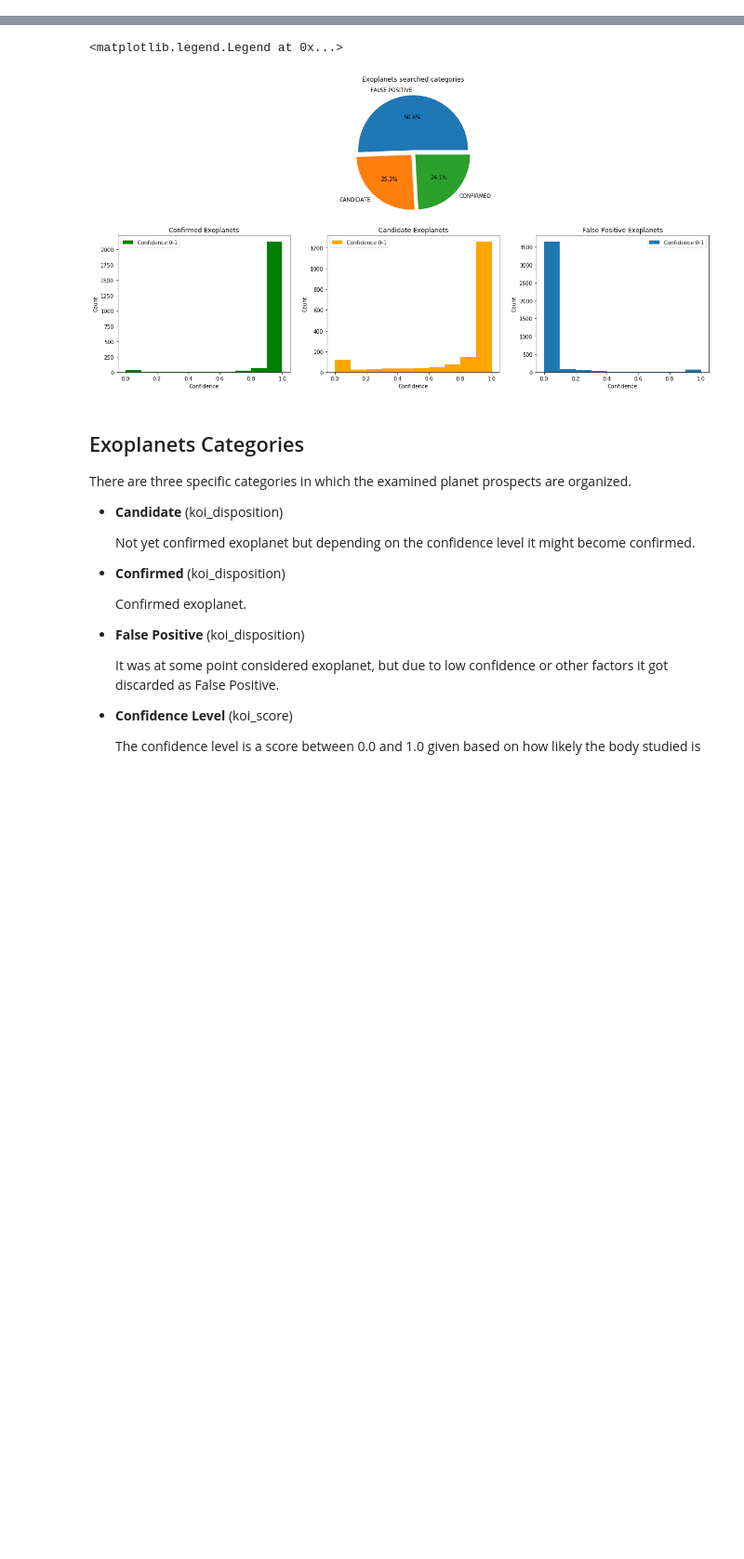
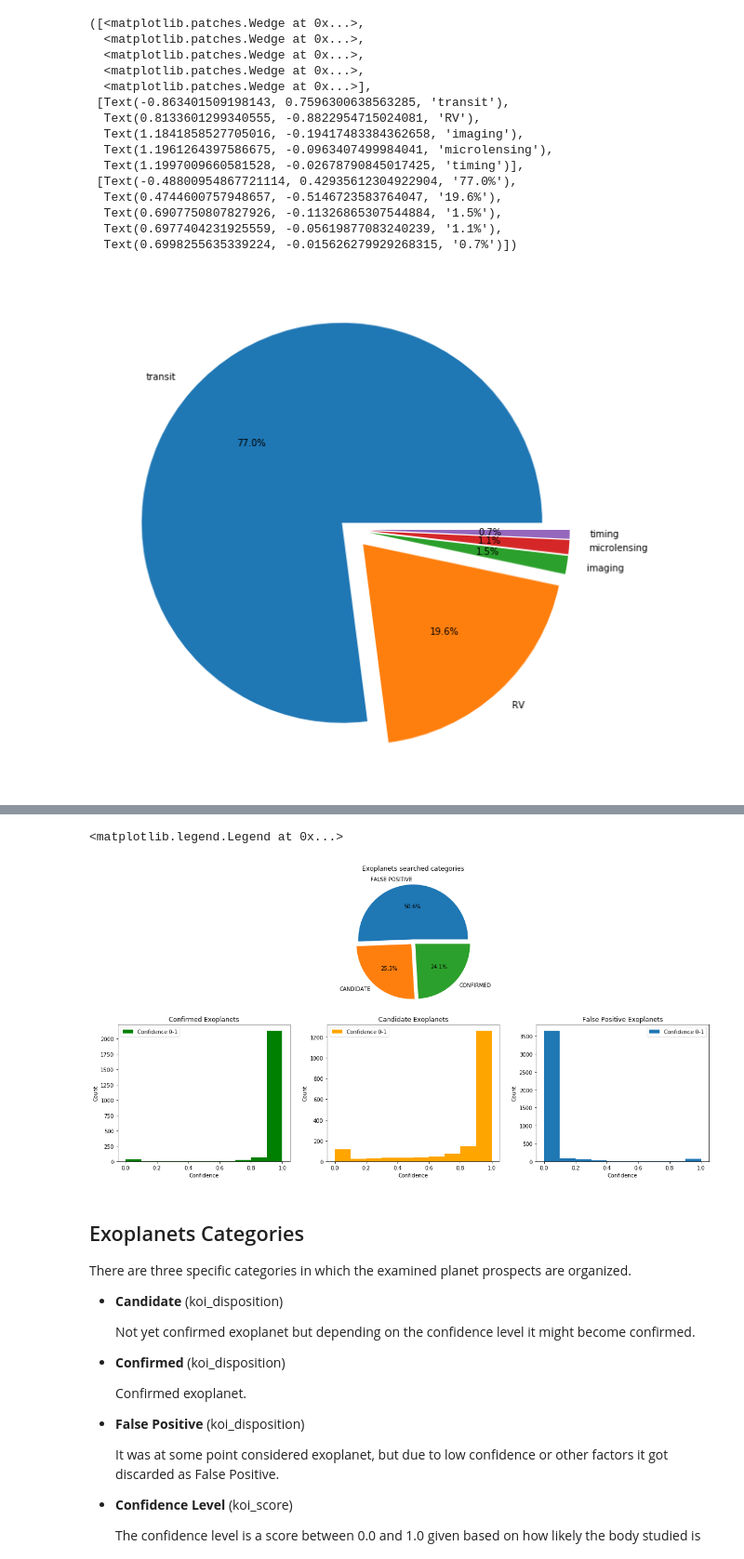
Before and after one commit to aelf2028/KeplerExoplanetSearch, a Jupyter notebook: exoplanet_project.ipynb, the cells around one changed output, grey strips where cells are left out. Shown: that part at 93% size. Cells and saved outputs as stored; diff of their text form; code cells hidden in the pictures; blank space fills up the shorter version.

Commit message:
Added new dataset and a new graph with more markdown explanation

```diff
--- a/exoplanet_project.ipynb
+++ b/exoplanet_project.ipynb
@@ -7,0 +10,21 @@ df = pd.read_csv('cumulative.csv', sep=',', skiprows=145, names=['rowid','kepid'
+# %%
+fig = plt.figure(figsize=(20,10))
+u = df2['DiscoveryMethod'].value_counts()
+plt.pie(u.values, labels=u.index, explode=[0.05, 0.1, 0.1, 0.1, 0.1], autopct='%1.1f%%')
+# %% [output]
+([<matplotlib.patches.Wedge at 0x...>,
+  <matplotlib.patches.Wedge at 0x...>,
+  <matplotlib.patches.Wedge at 0x...>,
+  <matplotlib.patches.Wedge at 0x...>,
+  <matplotlib.patches.Wedge at 0x...>],
+ [Text(-0.863401509198143, 0.7596300638563285, 'transit'),
+  Text(0.8133601299340555, -0.8822954715024081, 'RV'),
+  Text(1.1841858527705016, -0.19417483384362658, 'imaging'),
+  Text(1.1961264397586675, -0.0963407499984041, 'microlensing'),
+  Text(1.1997009660581528, -0.02678790845017425, 'timing')],
+ [Text(-0.48800954867721114, 0.42935612304922904, '77.0%'),
+  Text(0.4744600757948657, -0.5146723583764047, '19.6%'),
+  Text(0.6907750807827926, -0.11326865307544884, '1.5%'),
+  Text(0.6977404231925559, -0.05619877083240239, '1.1%'),
+  Text(0.6998255635339224, -0.015626279929268315, '0.7%')])
+[figure, added]
```
Also changed, not shown: parts of 2 cells of this notebook, 1 other file.
